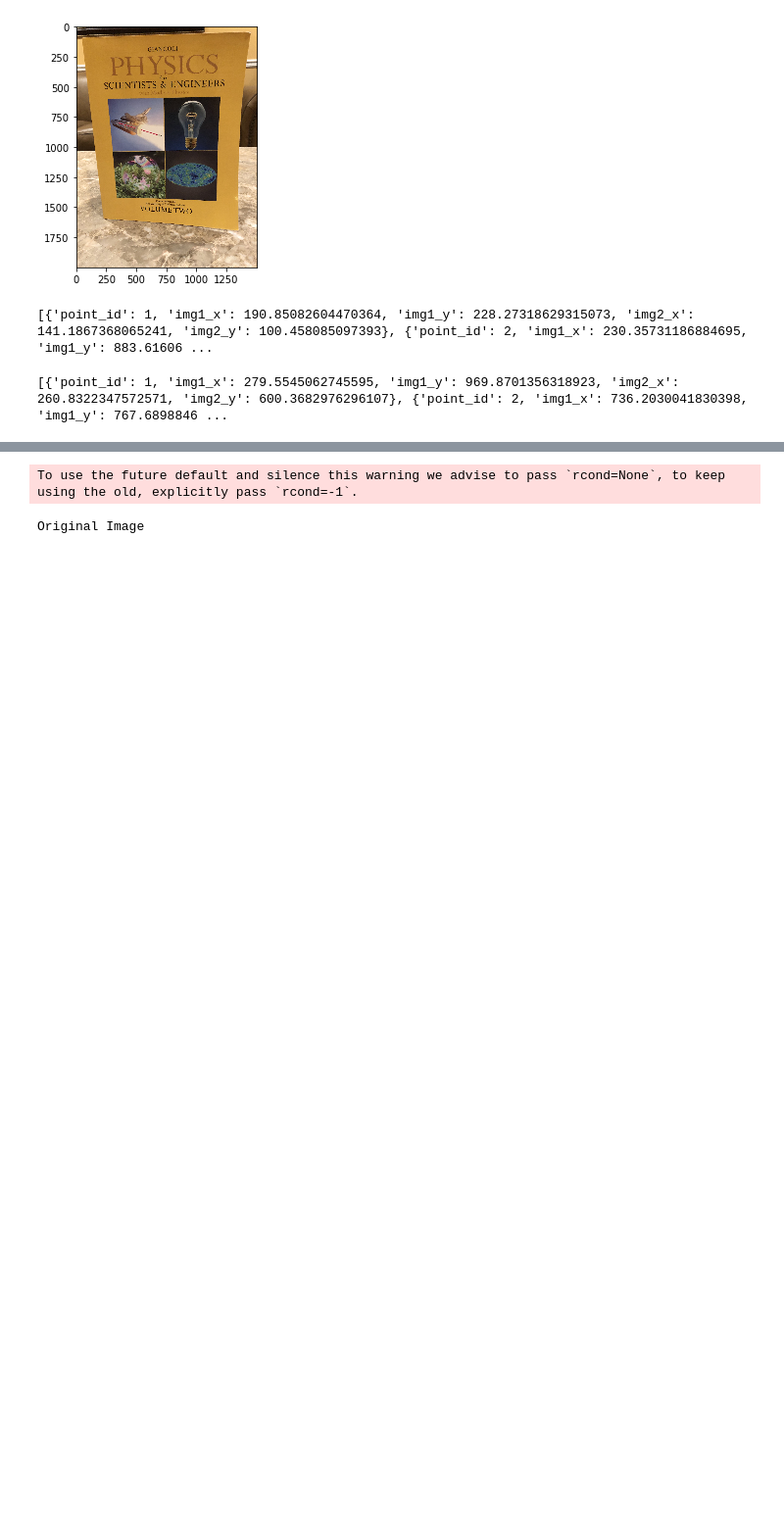
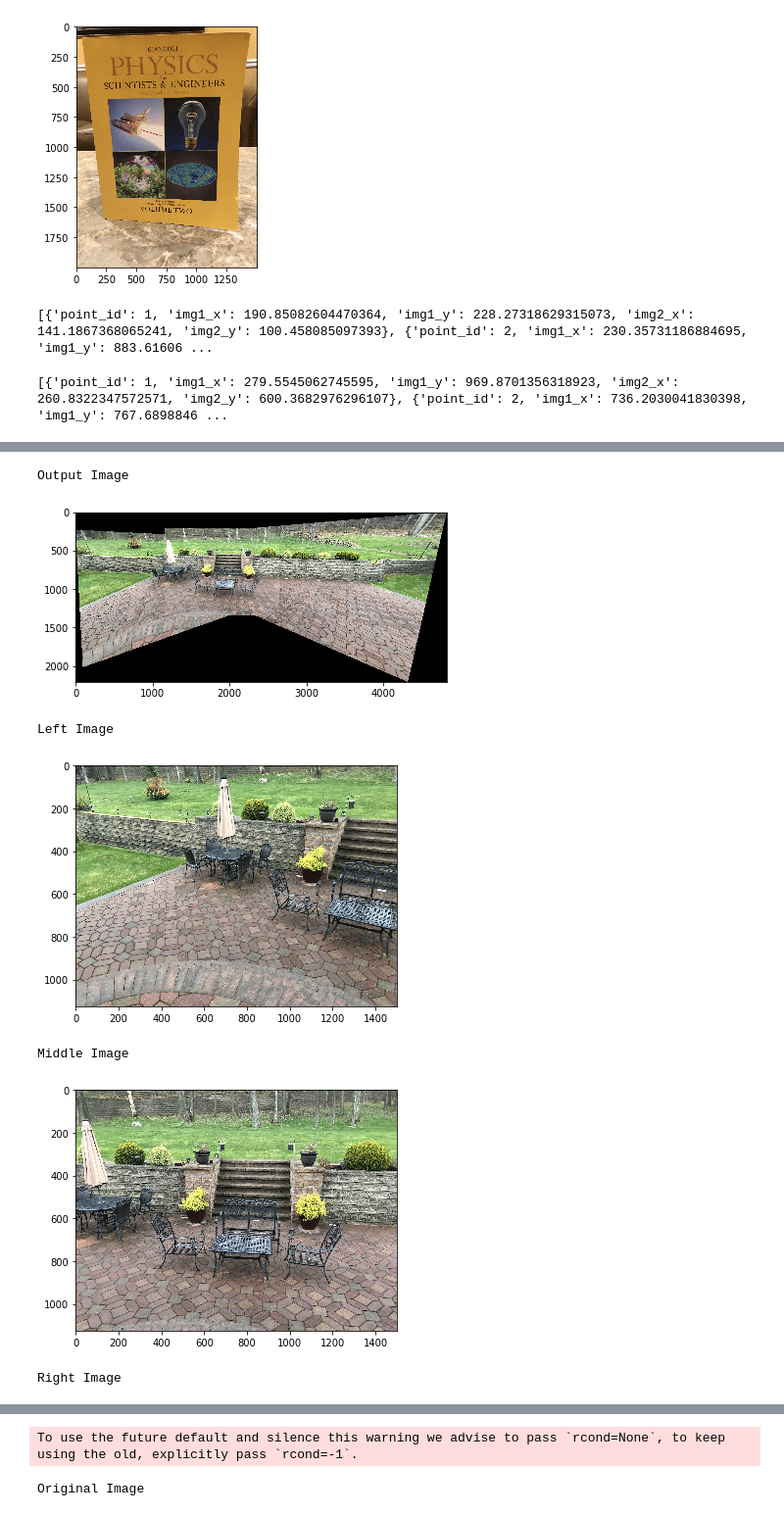
Before and after one commit to Nalin-Chopra/cs194-proj5, a Jupyter notebook: Project 5 - Image Warping and Mosaics.ipynb, the cells around one changed output, grey strips where cells are left out. Shown at 98% size. Drawn from its saved outputs; the diff is of its cells as text; code cells hidden in the pictures; blank space fills up the shorter version.

```diff
--- a/Project 5 - Image Warping and Mosaics.ipynb
+++ b/Project 5 - Image Warping and Mosaics.ipynb
@@ -14,10 +14,10 @@ from skimage.draw import polygon
 # %% [markdown]
 ## Image Warping and Mosaics
 # %%
-angled_book = "angled_book2.jpeg"
+angled_book = "pt1_images/angled_book2.jpeg"
 im1 = skio.imread(angled_book)
 
-flat_book = "flat_book2.jpeg"
+flat_book = "pt1_images/flat_book2.jpeg"
 im2 = skio.imread(flat_book)
 
 # convert to double (might want to do this later on to save memory)
@@ -31,10 +31,10 @@ skio.show()
 [figure]
 [figure]
 # %%
-angled_physics = "angled_physics.jpeg"
+angled_physics = "pt1_images/angled_physics.jpeg"
 im3 = skio.imread(angled_physics)
 
-flat_physics = "flat_physics.jpeg"
+flat_physics = "pt1_images/flat_physics.jpeg"
 im4 = skio.imread(flat_physics)
 
 
@@ -191,0 +320,13 @@ def rectify_homography(goal_im, orig_im, controlpointlist, flip=False, save_name
+# %%
+def normalize_transformed_corners(transformed_corners, translation_matrix):
+
+    ones = np.ones(transformed_corners.shape[1])
+    transform_rdy_coords = np.vstack((transformed_corners, ones))
+
+    regularized_bounding_box_coords = np.dot(translation_matrix, transform_rdy_coords)
+
+    final_bounding_coords = np.array(regularized_bounding_box_coords[:-1,])
+
+    final_bounding_coords[0] = final_bounding_coords[0].astype(int)
+    final_bounding_coords[1] = final_bounding_coords[1].astype(int)
+    return final_bounding_coords
@@ -191,0 +402,3 @@ def rectify_homography(goal_im, orig_im, controlpointlist, flip=False, save_name
+# %%
+stuff = unclipped_rectify_homography(im1, im2, im3, left_yard_ctrl_pt_lst, right_yard_ctrl_pt_lst)
+# %% [output]
@@ -191,0 +406,7 @@ def rectify_homography(goal_im, orig_im, controlpointlist, flip=False, save_name
+Output Image
+[figure, added]
+Left Image
+[figure, added]
+Middle Image
+[figure, added]
+Right Image
```
Also changed, not shown: parts of 21 cells of this notebook.
